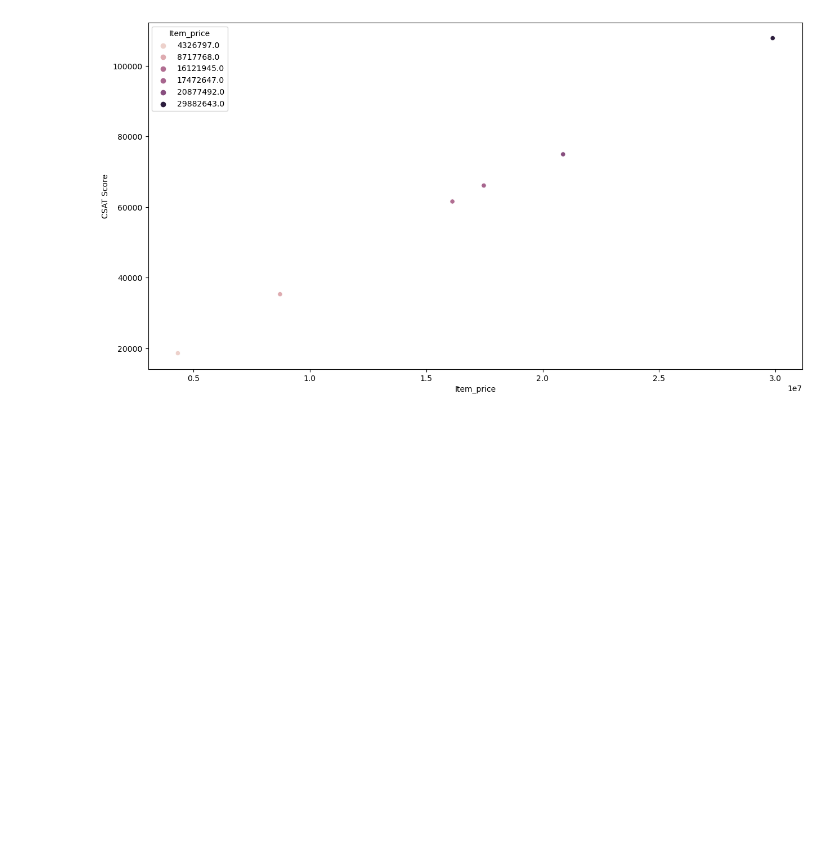
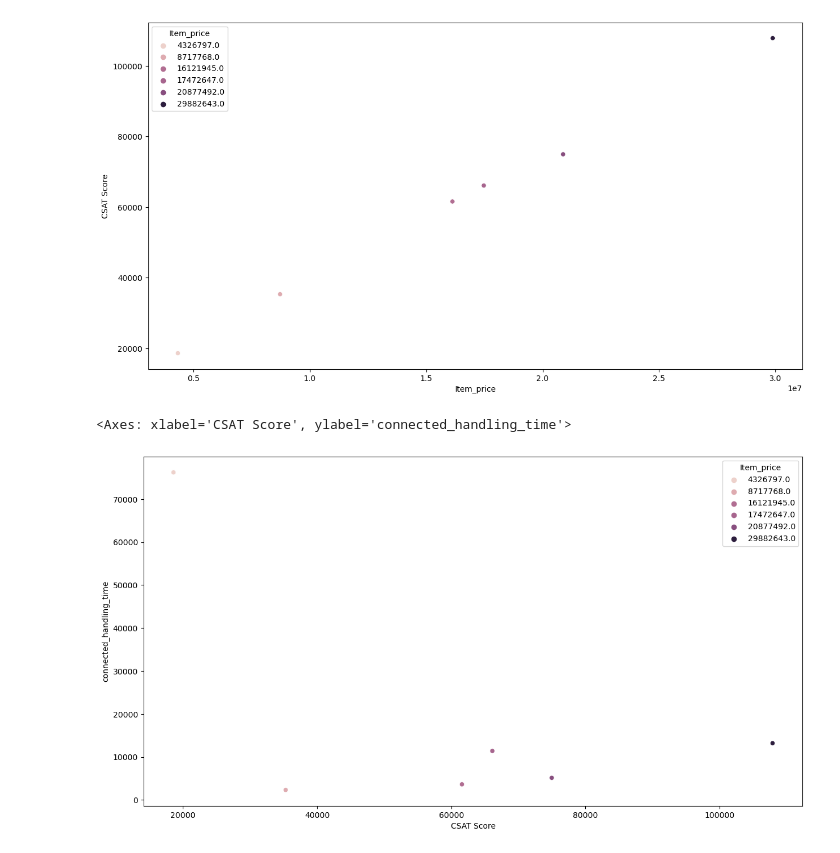
Before and after one commit to MaukanMir/Customer-Support-Classifer, a Jupyter notebook: training.ipynb, the cells around one changed output. Cells and saved outputs as stored; diff of their text form; code cells hidden in the pictures; blank space fills up the shorter version.

```diff
--- a/training.ipynb
+++ b/training.ipynb
@@ -47,3 +47,9 @@ sns.scatterplot(x="Item_price", y ="CSAT Score", data = highest_revenue, hue ="I
 # %% [output]
 <Axes: xlabel='Item_price', ylabel='CSAT Score'>
 [figure]
+# %%
+plt.figure(figsize=(15,8))
+sns.scatterplot(x="CSAT Score", y ="connected_handling_time", data = highest_revenue, hue ="Item_price")
+# %% [output]
+<Axes: xlabel='CSAT Score', ylabel='connected_handling_time'>
+[figure, added]
```
